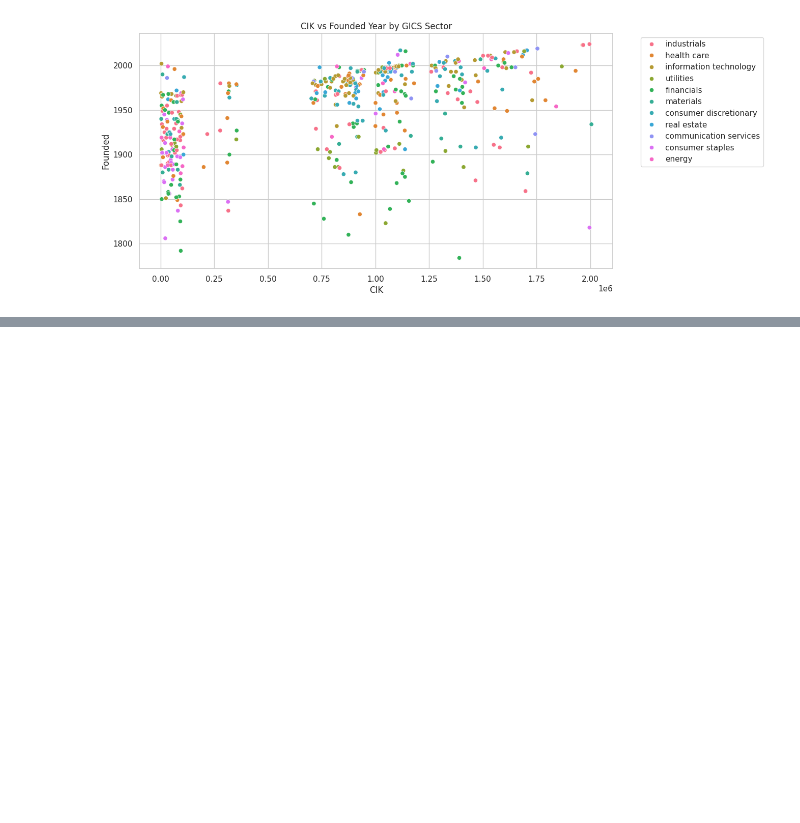
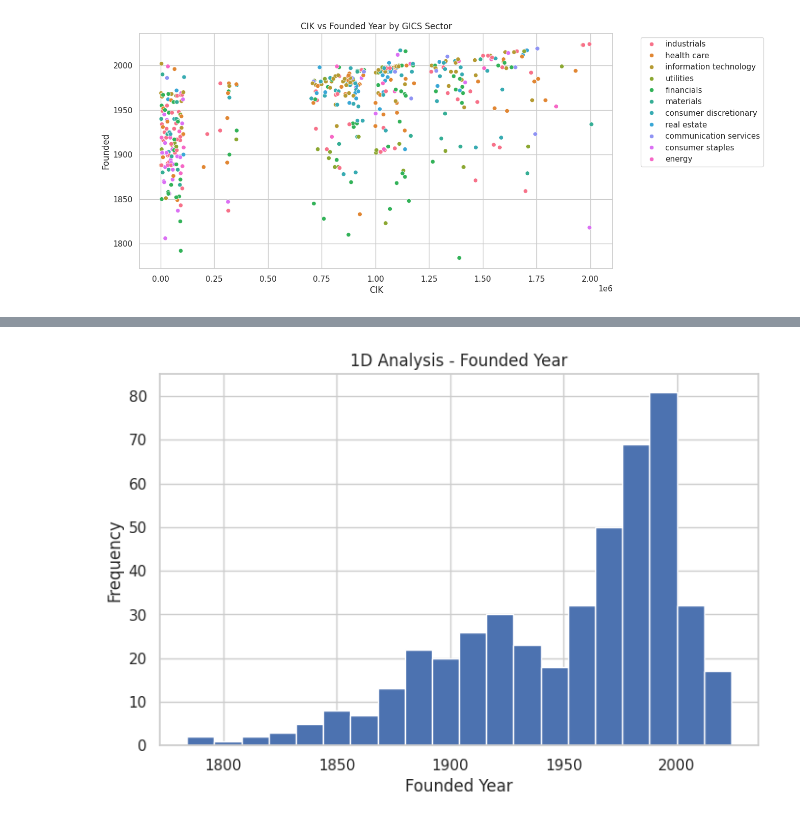
Before and after one commit to nimmakayalaakshaya/akshaya_nimmakayala, a Jupyter notebook: phase1.ipynb, the cells around one changed output, grey strips where cells are left out. Cells and saved outputs as stored; diff of their text form; code cells hidden in the pictures; blank space fills up the shorter version.

```diff
--- a/phase1.ipynb
+++ b/phase1.ipynb
@@ -460,0 +490,10 @@ plt.show()
+# %%
+# Histogram
+plt.figure(figsize=(8,5))
+plt.hist(df["Founded"].dropna(), bins=20)
+plt.xlabel("Founded Year")
+plt.ylabel("Frequency")
+plt.title("1D Analysis - Founded Year")
+plt.show()
+# %% [output]
+[figure, added]
```
Also changed, not shown: parts of 24 cells of this notebook.
